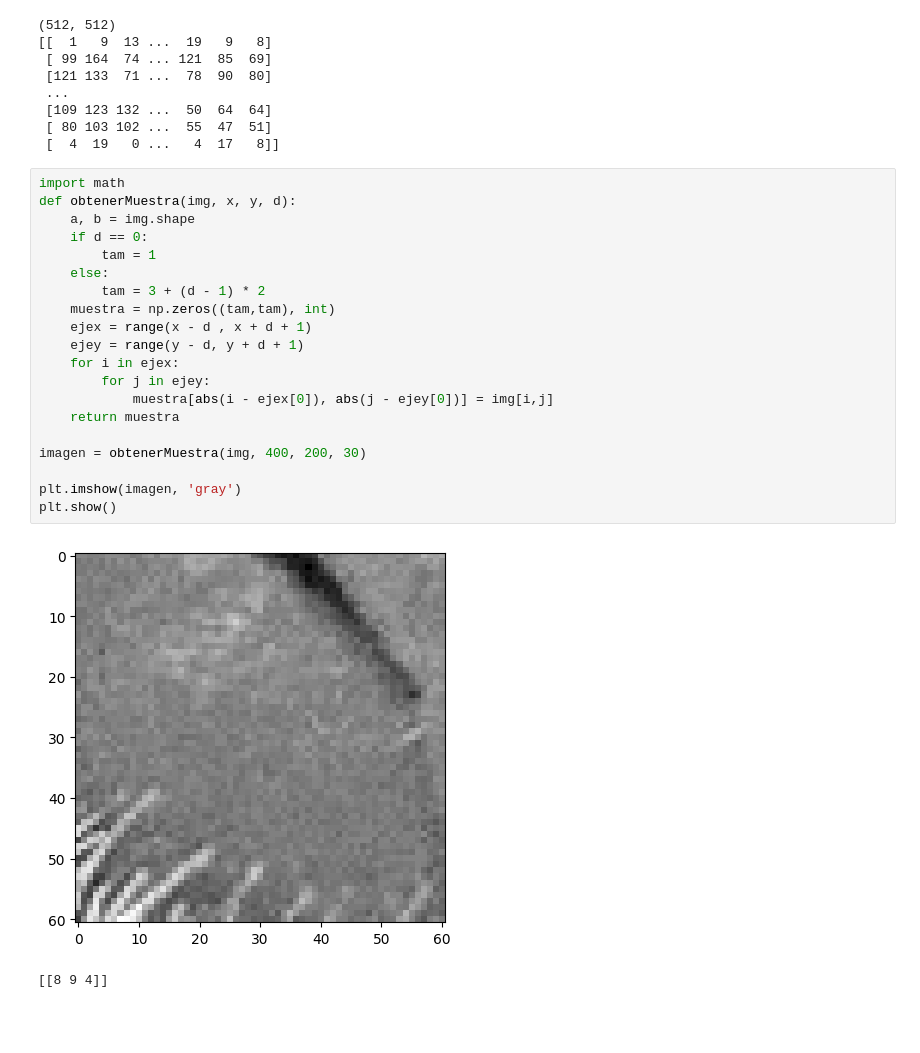
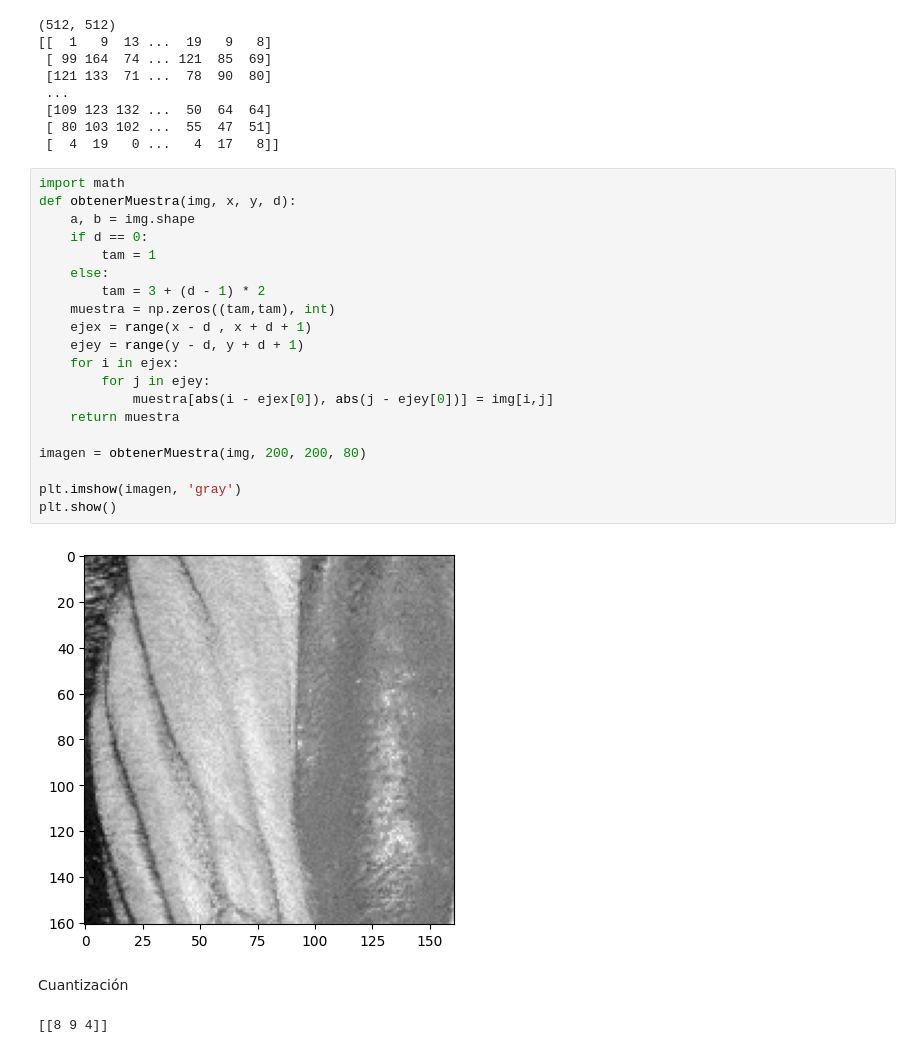
Before and after one commit to FlorianCochachin/procesamiento-imagenes-unmsm, a Jupyter notebook: src/conceptosBasicos.ipynb, the cells around one changed output. Drawn from its saved outputs; the diff is of its cells as text; blank space fills up the shorter version.

```diff
--- a/src/conceptosBasicos.ipynb
+++ b/src/conceptosBasicos.ipynb
@@ -29,25 +29,27 @@ print(img)
 # %%
 import math
 def obtenerMuestra(img, x, y, d):
     a, b = img.shape
     if d == 0:
         tam = 1
     else:
         tam = 3 + (d - 1) * 2
     muestra = np.zeros((tam,tam), int)
     ejex = range(x - d , x + d + 1)
     ejey = range(y - d, y + d + 1)
     for i in ejex:
         for j in ejey:
             muestra[abs(i - ejex[0]), abs(j - ejey[0])] = img[i,j]
     return muestra
 
-imagen = obtenerMuestra(img, 400, 200, 30)
+imagen = obtenerMuestra(img, 200, 200, 80)
 
 plt.imshow(imagen, 'gray')
 plt.show()
 # %% [output]
-[figure, old version]
+[figure, new version]
+# %% [markdown]
+Cuantización
 # %%
 # %% [output]
 [[8 9 4]]
```
Also changed, not shown: 5 other files.
